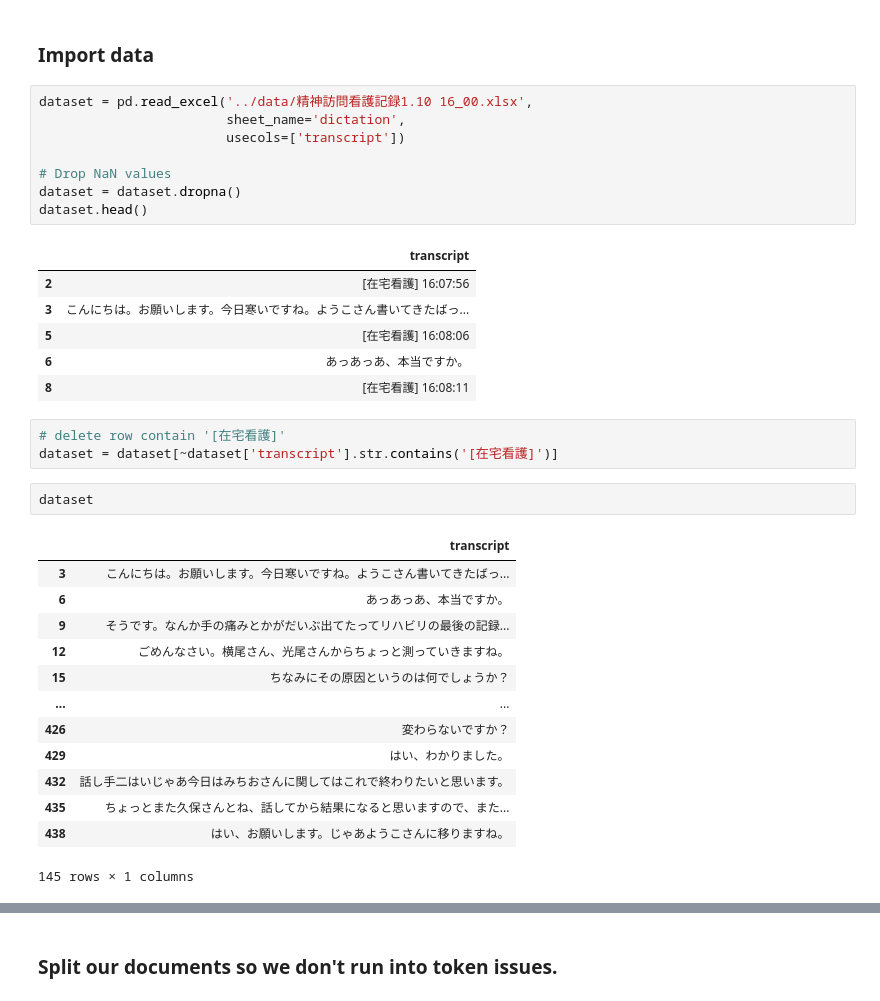
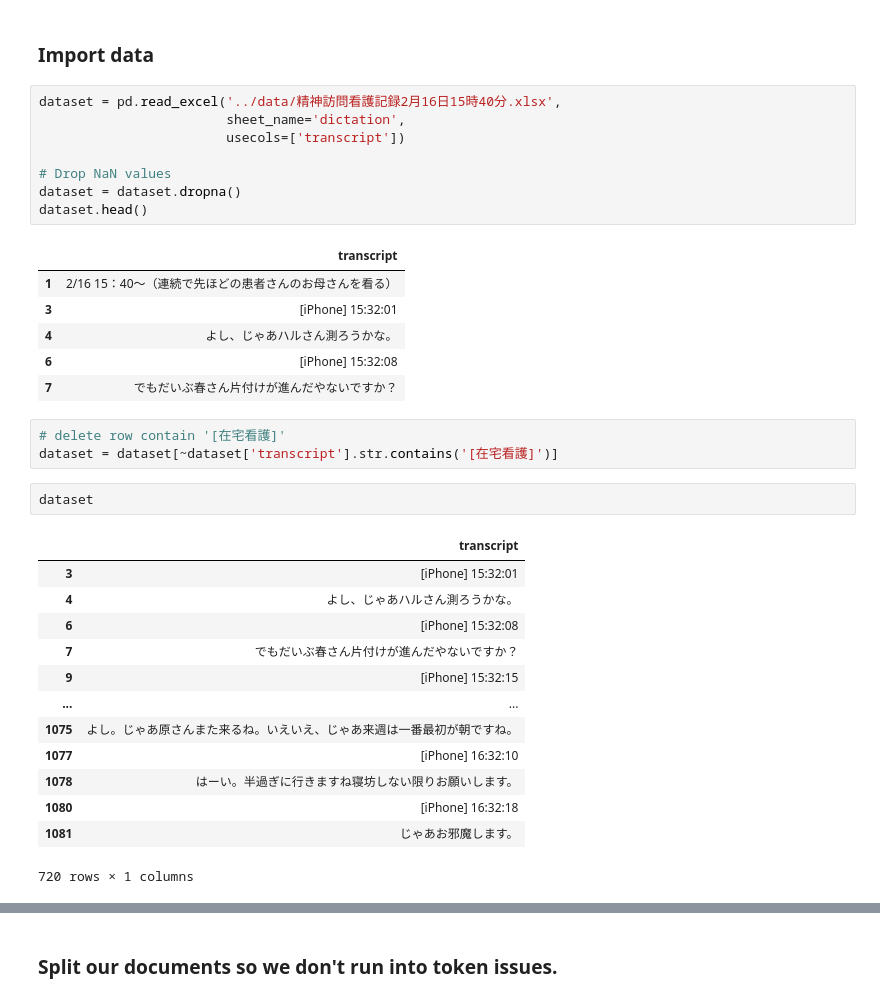
Before and after one commit to atoxcode/extract-transcript-by-llm, a Jupyter notebook: 12. mental state(langchain).ipynb, the cells around one changed output, grey strips where cells are left out. Drawn from its saved outputs; the diff is of its cells as text.

```diff
--- a/12. mental state(langchain).ipynb
+++ b/12. mental state(langchain).ipynb
@@ -34,20 +34,20 @@ os.environ['OPENAI_API_KEY'] = "sk-LM6Xcvi11CeHBxFR1OsjT3BlbkFJwAkbjB8IgPHaJbrZ9
 # %% [markdown]
 ### Import data
 # %%
-dataset = pd.read_excel('../data/精神訪問看護記録1.10 16_00.xlsx',
+dataset = pd.read_excel('../data/精神訪問看護記録2月16日15時40分.xlsx',
                         sheet_name='dictation',
                         usecols=['transcript'])
 
 # Drop NaN values
 dataset = dataset.dropna()
 dataset.head()
 # %% [output]
 |  | transcript |
-| 2 | [在宅看護] 16:07:56 |
-| 3 | こんにちは。お願いします。今日寒いですね。ようこさん書いてきたばっ... |
-| 5 | [在宅看護] 16:08:06 |
-| 6 | あっあっあ、本当ですか。 |
-| 8 | [在宅看護] 16:08:11 |
+| 1 | 2/16 15：40～（連続で先ほどの患者さんのお母さんを看る） |
+| 3 | [iPhone] 15:32:01 |
+| 4 | よし、じゃあハルさん測ろうかな。 |
+| 6 | [iPhone] 15:32:08 |
+| 7 | でもだいぶ春さん片付けが進んだやないですか？ |
 # %%
 # delete row contain '[在宅看護]'
 dataset = dataset[~dataset['transcript'].str.contains('[在宅看護]')]
@@ -55,18 +55,18 @@ dataset = dataset[~dataset['transcript'].str.contains('[在宅看護]')]
 dataset
 # %% [output]
 |  | transcript |
-| 3 | こんにちは。お願いします。今日寒いですね。ようこさん書いてきたばっ... |
-| 6 | あっあっあ、本当ですか。 |
-| 9 | そうです。なんか手の痛みとかがだいぶ出てたってリハビリの最後の記録... |
-| 12 | ごめんなさい。横尾さん、光尾さんからちょっと測っていきますね。 |
-| 15 | ちなみにその原因というのは何でしょうか？ |
+| 3 | [iPhone] 15:32:01 |
+| 4 | よし、じゃあハルさん測ろうかな。 |
+| 6 | [iPhone] 15:32:08 |
+| 7 | でもだいぶ春さん片付けが進んだやないですか？ |
+| 9 | [iPhone] 15:32:15 |
 | ... | ... |
-| 426 | 変わらないですか？ |
-| 429 | はい、わかりました。 |
-| 432 | 話し手二はいじゃあ今日はみちおさんに関してはこれで終わりたいと思います。 |
-| 435 | ちょっとまた久保さんとね、話してから結果になると思いますので、また... |
-| 438 | はい、お願いします。じゃあようこさんに移りますね。 |
+| 1075 | よし。じゃあ原さんまた来るね。いえいえ、じゃあ来週は一番最初が朝ですね。 |
+| 1077 | [iPhone] 16:32:10 |
+| 1078 | はーい。半過ぎに行きますね寝坊しない限りお願いします。 |
+| 1080 | [iPhone] 16:32:18 |
+| 1081 | じゃあお邪魔します。 |
-145 rows × 1 columns
+720 rows × 1 columns
 # %%
 dataset['transcript']
 # %% [output]
```
Also changed, not shown: parts of 5 cells of this notebook, 3 other files.
